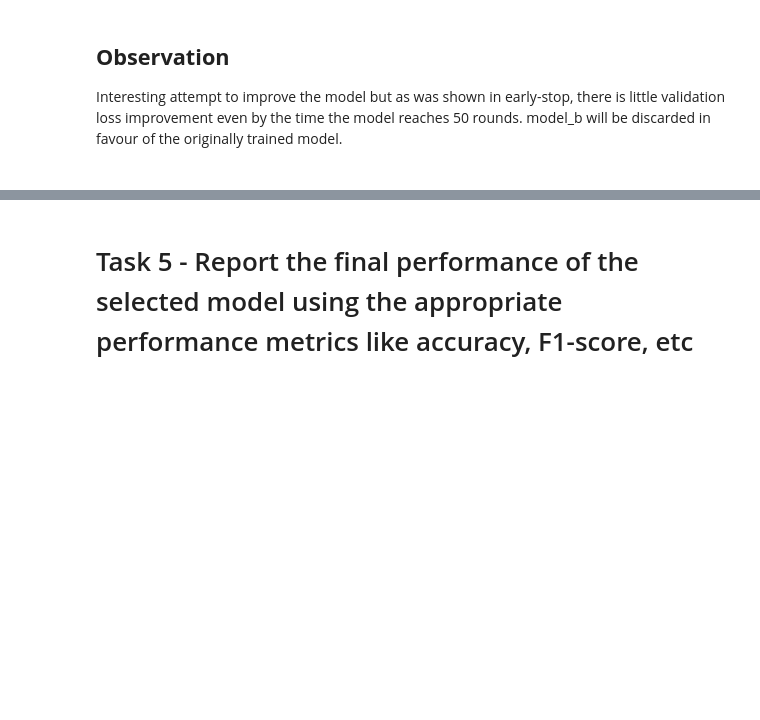
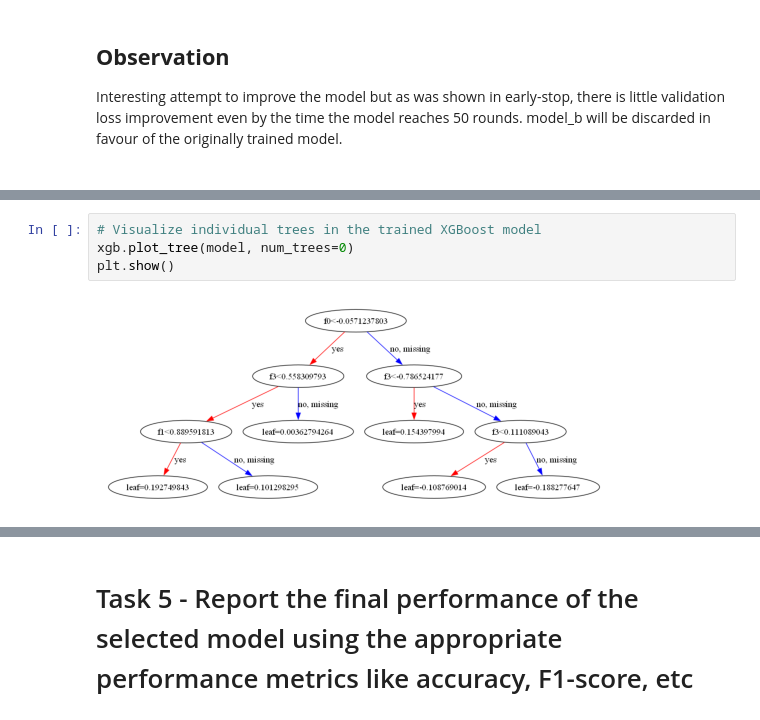
Before and after one commit to chrismintz1/Public, a Jupyter notebook: module 3 final assignment/final assignment part 1.ipynb, the cells around one changed output, grey strips where cells are left out. Saved outputs shown, nothing was run; the diff lists cells and outputs as text; blank space fills up the shorter version.

```diff
--- a/module 3 final assignment/final assignment part 1.ipynb
+++ b/module 3 final assignment/final assignment part 1.ipynb
@@ -411,0 +449,6 @@ from sklearn.metrics import confusion_matrix
+# %%
+# Visualize individual trees in the trained XGBoost model
+xgb.plot_tree(model, num_trees=0)
+plt.show()
+# %% [output]
+[figure, added]
```
Also changed, not shown: parts of 12 cells of this notebook, 1 other file.
